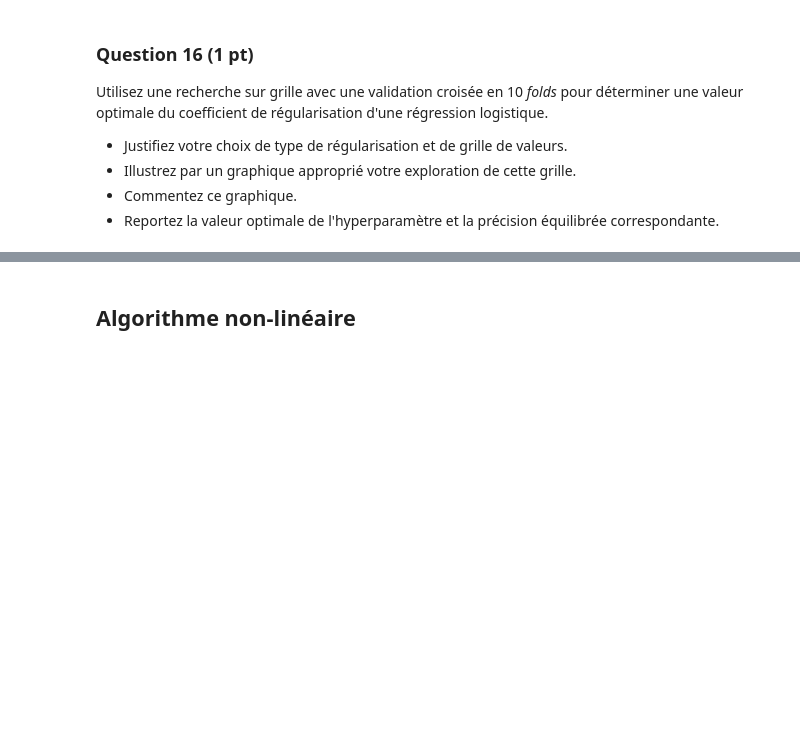
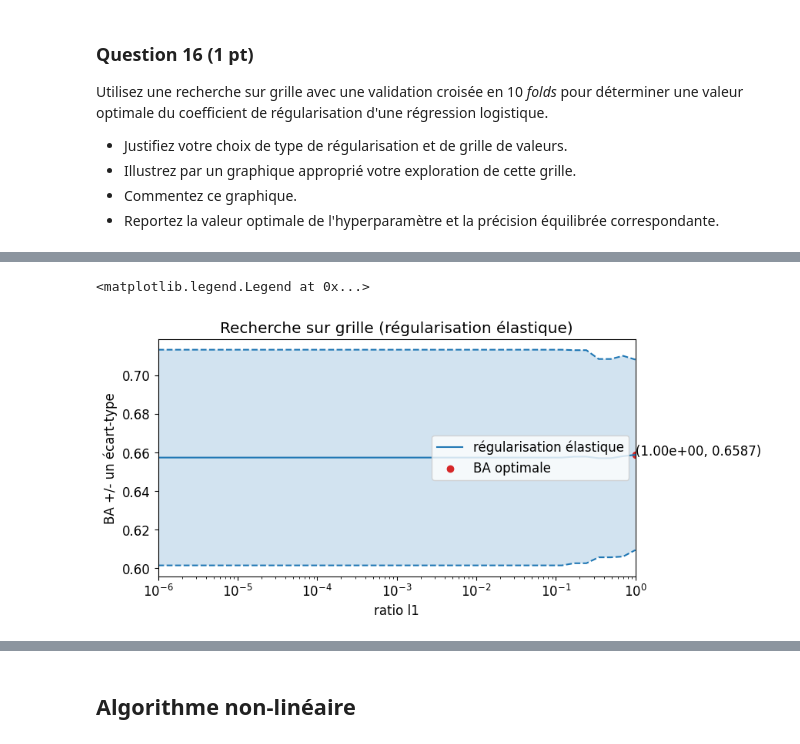
Before and after one commit to comemazelier/projet-sdd, a Jupyter notebook: Projet.ipynb, the cells around one changed output, grey strips where cells are left out. Cells and saved outputs as stored; diff of their text form; code cells hidden in the pictures; blank space fills up the shorter version.

```diff
--- a/Projet.ipynb
+++ b/Projet.ipynb
@@ -265,0 +368,6 @@ Utilisez une recherche sur grille avec une validation croisée en 10 _folds_ pou
+# %%
+l1_ratio_elastic = np.logspace(-6, 0, 40) # les hyperparamètres que l'on va tester
+logistic_regression_elastic = LogisticRegression(max_iter=10000, penalty='elasticnet', solver='saga')
+grid_elastic = model_selection.GridSearchCV(logistic_regression_elastic, {'l1_ratio': l1_ratio_elastic}, cv=kf, scoring=make_scorer(balanced_accuracy_score))
+
+grid_elastic.fit(X_scaled, y_train_risk_vs_norisk)
@@ -265,0 +387,26 @@ Utilisez une recherche sur grille avec une validation croisée en 10 _folds_ pou
+# %%
+plt.figure(figsize=(8, 4))
+
+BAs_elastique = grid_elastic.cv_results_['mean_test_score']
+std_error = grid_elastic.cv_results_['std_test_score']
+
+plt.semilogx(l1_ratio_elastic, BAs_elastique, label="régularisation élastique", color='tab:blue')
+plt.semilogx(l1_ratio_elastic, BAs_elastique + std_error, color='tab:blue', linestyle='dashed')
+plt.semilogx(l1_ratio_elastic, BAs_elastique - std_error, color='tab:blue', linestyle='dashed')
+
+plt.fill_between(l1_ratio_elastic, (BAs_elastique + std_error), (BAs_elastique - std_error),
+                 alpha=0.2 # contrôle la transparence
+                )
+
+plt.scatter(grid_elastic.best_params_['l1_ratio'], grid_elastic.best_score_,
+           color='tab:red', label='BA optimale')
+plt.text(grid_elastic.best_params_['l1_ratio'], grid_elastic.best_score_, f"({grid_elastic.best_params_['l1_ratio']:.2e}, {grid_elastic.best_score_:.4f})")
+
+plt.xlabel("ratio l1")
+plt.ylabel("BA +/- un écart-type")
+plt.xlim([l1_ratio_elastic[0], l1_ratio_elastic[-1]])
+plt.title("Recherche sur grille (régularisation élastique)")
+plt.legend(loc='best')
+# %% [output]
+<matplotlib.legend.Legend at 0x...>
+[figure, added]
```
Also changed, not shown: parts of 8 cells of this notebook.
